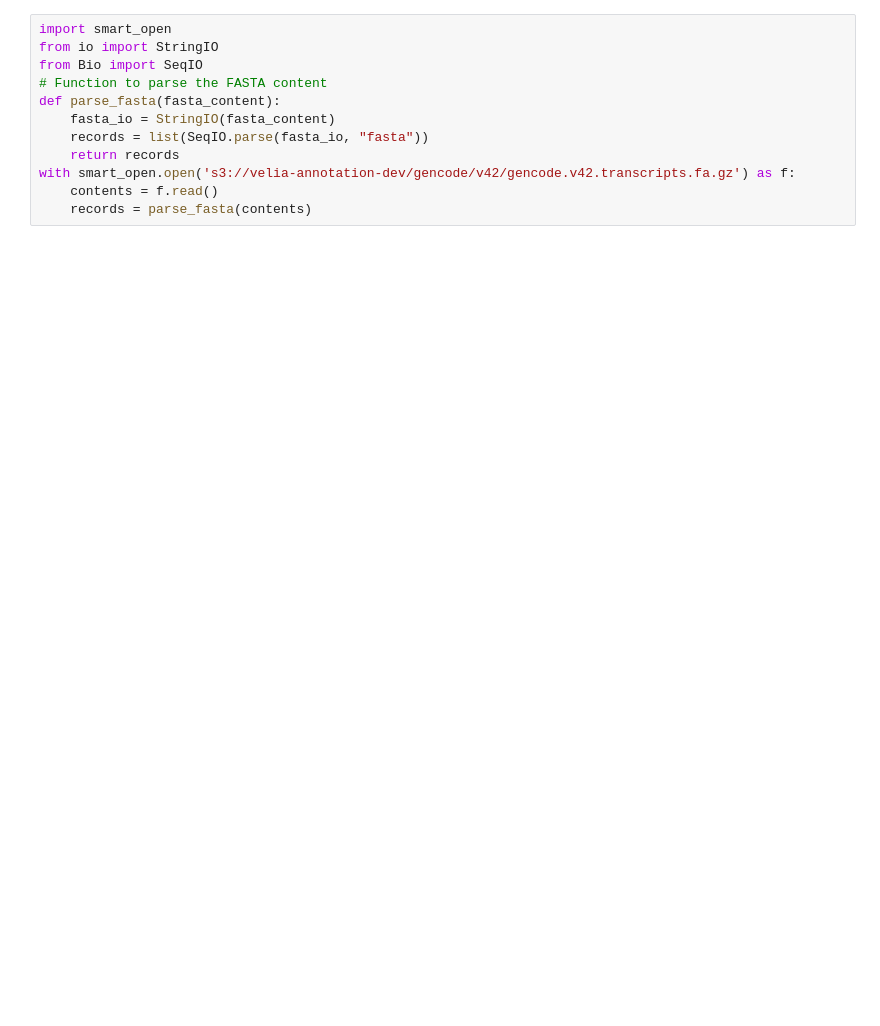
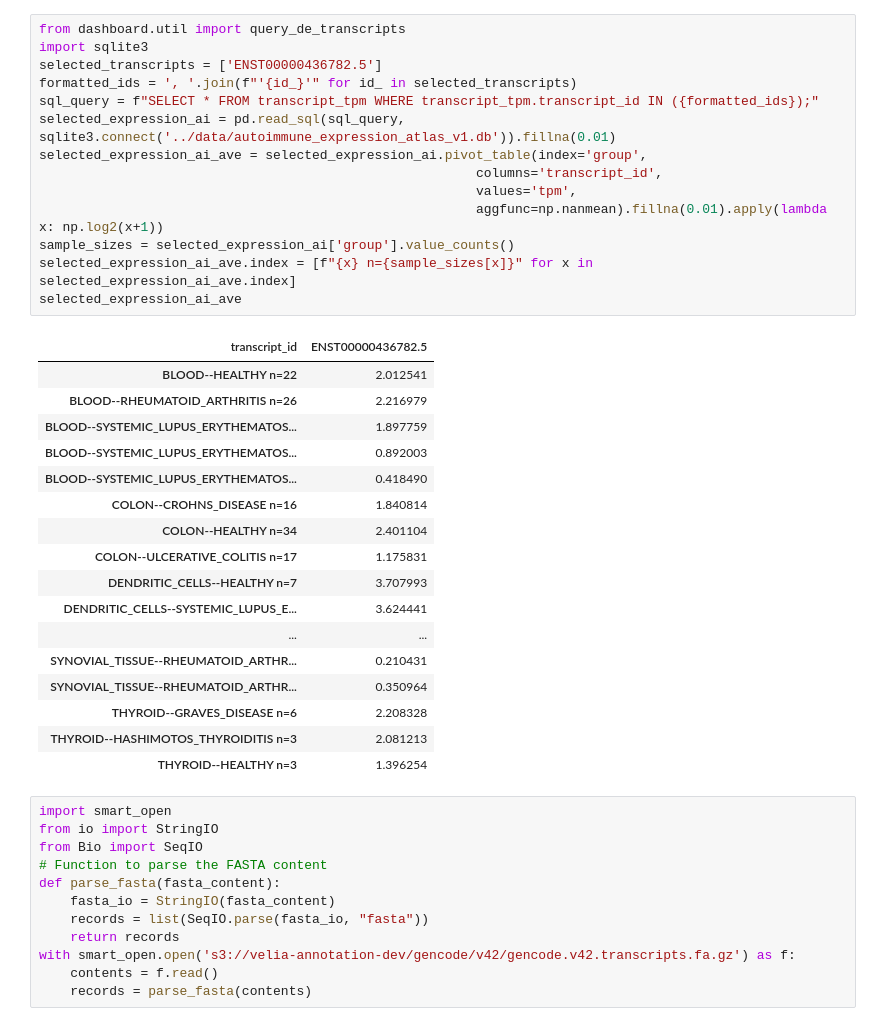
Before and after one commit to veliatx/dashboard, a Jupyter notebook: dashboard/testing.ipynb, the cells around one changed output. Saved outputs shown, nothing was run; the diff lists cells and outputs as text; blank space fills up the shorter version.

Commit message:
finetuning autoimmune

```diff
--- a/dashboard/testing.ipynb
+++ b/dashboard/testing.ipynb
@@ -4,3 +10,35 @@
+# %%
+from dashboard.util import query_de_transcripts
+import sqlite3
+selected_transcripts = ['ENST00000436782.5']
+formatted_ids = ', '.join(f"'{id_}'" for id_ in selected_transcripts)
+sql_query = f"SELECT * FROM transcript_tpm WHERE transcript_tpm.transcript_id IN ({formatted_ids});"
+selected_expression_ai = pd.read_sql(sql_query, sqlite3.connect('../data/autoimmune_expression_atlas_v1.db')).fillna(0.01)
+selected_expression_ai_ave = selected_expression_ai.pivot_table(index='group',
+                                                        columns='transcript_id',
+                                                        values='tpm',
+                                                        aggfunc=np.nanmean).fillna(0.01).apply(lambda x: np.log2(x+1))
+sample_sizes = selected_expression_ai['group'].value_counts()
+selected_expression_ai_ave.index = [f"{x} n={sample_sizes[x]}" for x in selected_expression_ai_ave.index]
+selected_expression_ai_ave
+# %% [output]
+| transcript_id | ENST00000436782.5 |
+| BLOOD--HEALTHY n=22 | 2.012541 |
+| BLOOD--RHEUMATOID_ARTHRITIS n=26 | 2.216979 |
+| BLOOD--SYSTEMIC_LUPUS_ERYTHEMATOS... | 1.897759 |
+| BLOOD--SYSTEMIC_LUPUS_ERYTHEMATOS... | 0.892003 |
+| BLOOD--SYSTEMIC_LUPUS_ERYTHEMATOS... | 0.418490 |
+| COLON--CROHNS_DISEASE n=16 | 1.840814 |
+| COLON--HEALTHY n=34 | 2.401104 |
+| COLON--ULCERATIVE_COLITIS n=17 | 1.175831 |
+| DENDRITIC_CELLS--HEALTHY n=7 | 3.707993 |
+| DENDRITIC_CELLS--SYSTEMIC_LUPUS_E... | 3.624441 |
+| ... | ... |
+| SYNOVIAL_TISSUE--RHEUMATOID_ARTHR... | 0.210431 |
+| SYNOVIAL_TISSUE--RHEUMATOID_ARTHR... | 0.350964 |
+| THYROID--GRAVES_DISEASE n=6 | 2.208328 |
+| THYROID--HASHIMOTOS_THYROIDITIS n=3 | 2.081213 |
+| THYROID--HEALTHY n=3 | 1.396254 |
 # %%
 import smart_open
 from io import StringIO
```
Also changed, not shown: parts of 5 cells of this notebook, 5 other files.
